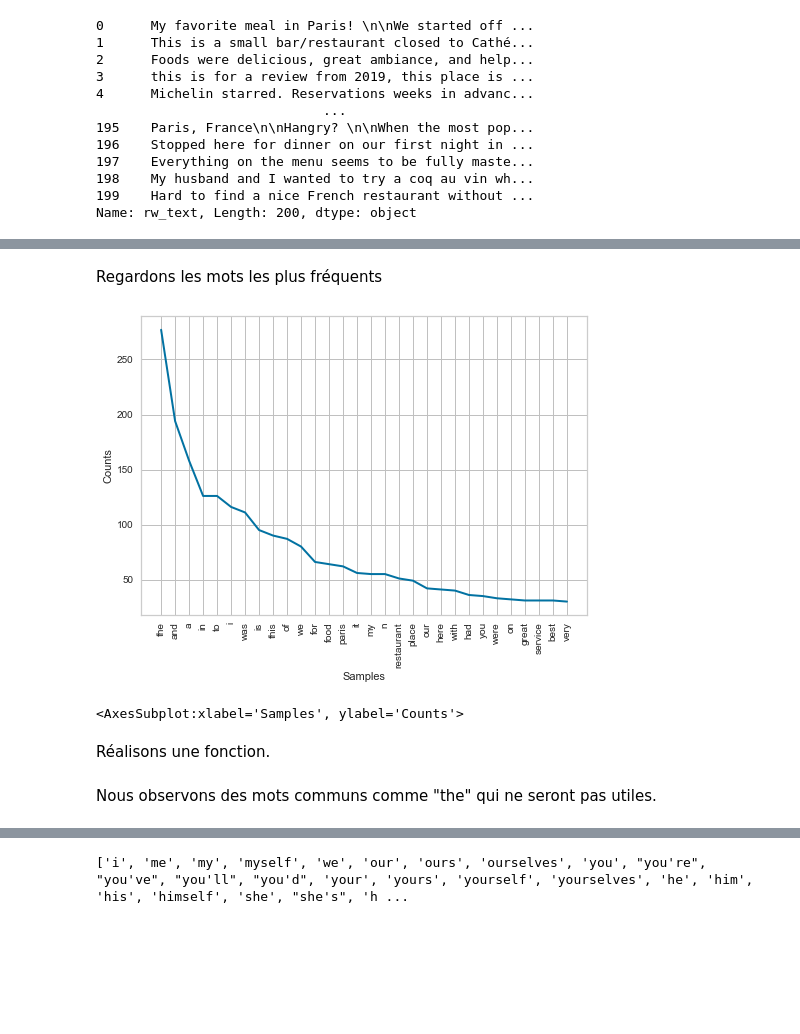
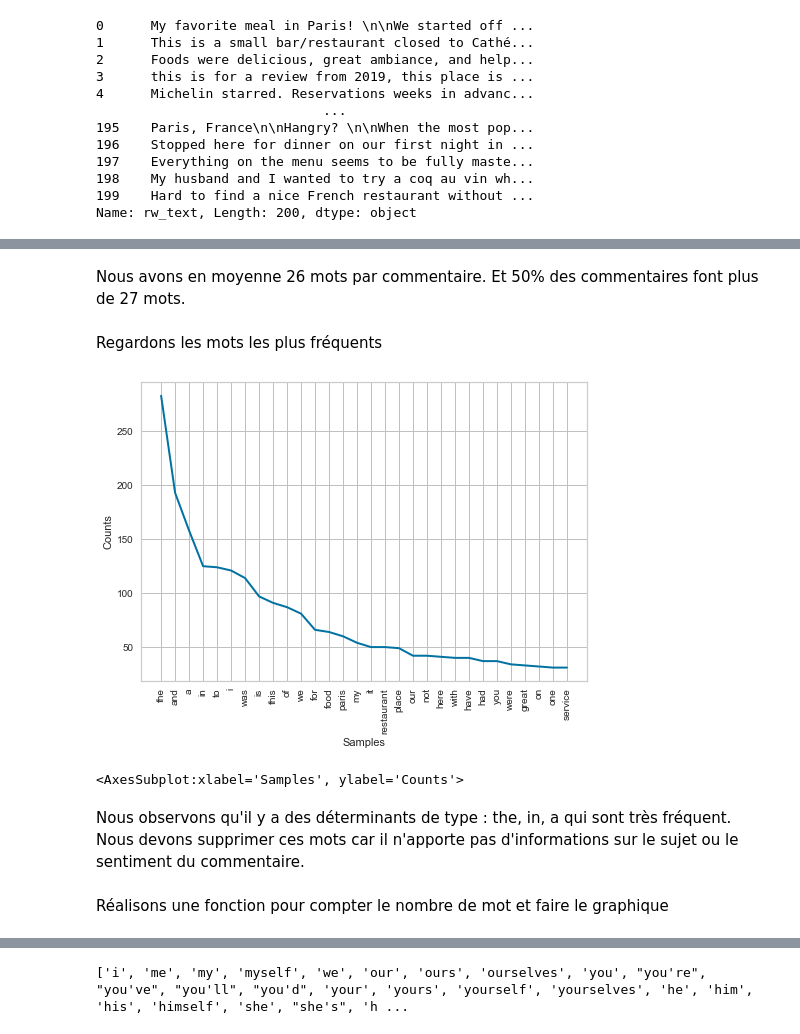
Before and after one commit to AurelieAAN/OP_Project6, a Jupyter notebook: P6_02_notebook.ipynb, the cells around one changed output, grey strips where cells are left out. Cells and saved outputs as stored; diff of their text form; code cells hidden in the pictures; blank space fills up the shorter version.

```diff
--- a/P6_02_notebook.ipynb
+++ b/P6_02_notebook.ipynb
@@ -266,11 +347,17 @@ Name: rw_text, Length: 200, dtype: object
 # %%
 reviews["rw_text"] = reviews["rw_text"].fillna("")
-reviews["rw_rating"] = reviews["rw_rating"].fillna(np.mean)
+# %%
+reviews["rw_rating"] = reviews["rw_rating"].fillna(0)
 # %%
 reviews["rw_text"] = reviews["rw_text"].str.lower()
 for index, element in reviews.iterrows():
-    tokenizer = nltk.RegexpTokenizer(r'\w+')
-    print(element["rw_text"])
-    tokens = tokenizer.tokenize(element["rw_text"])
+    #tokenizer = nltk.RegexpTokenizer(r'\w+')
+    element["rw_text"] = convert_emojis(element["rw_text"])
+    element["rw_text"] = convert_emoticons(element["rw_text"])
+    element["rw_text"] = text_cleaning(element["rw_text"],0 , 1, 0)
+    element["rw_text"] = contractions.fix(element["rw_text"])
+    #tokens = tokenizer.tokenize(element["rw_text"])
+    tokens = element["rw_text"].split()
+    reviews.loc[index, "rw_text"] = element["rw_text"]
     reviews.loc[index, "nb_words"] = len(tokens)
     reviews.loc[index, "words"] = str(tokens)
@@ -314,2 +395,6 @@ pk.graph_intv_bar(graph, 'rw_id', 'nb_words', "rw_id", "nb words", 'redor', "Nom
+# %% [markdown]
+Nous avons en moyenne 26 mots par commentaire. Et 50% des commentaires font plus de 27 mots.
 # %% [markdown]
 Regardons les mots les plus fréquents
+# %%
+words = nltk.tokenize.word_tokenize(" ".join(reviews['rw_text']))
@@ -316,11 +403,13 @@ Regardons les mots les plus fréquents
 # %%
-word_mostfreq = str(list(reviews["rw_text"]))
-fdist = nltk.FreqDist(tokenizer.tokenize(word_mostfreq))
+fdist = nltk.FreqDist(words)
 fdist.plot(30)
 # %% [output]
-[figure, old version]
+[figure, new version]
 <AxesSubplot:xlabel='Samples', ylabel='Counts'>
-# %% [markdown]
-Réalisons une fonction.
+# %% [markdown]
+Nous observons qu'il y a des déterminants de type : the, in, a qui sont très fréquent.
+Nous devons supprimer ces mots car il n'apporte pas d'informations sur le sujet ou le sentiment du commentaire.
+# %% [markdown]
+Réalisons une fonction pour compter le nombre de mot et faire le graphique
 # %%
 def nb_most_frequent_plt(df_var):
@@ -329,6 +418,4 @@ def nb_most_frequent_plt(df_var):
     fdist.plot(30)
-# %% [markdown]
-Nous observons des mots communs comme "the" qui ne seront pas utiles.
 # %%
 gc.collect()
 # %% [output]
```
Also changed, not shown: parts of 224 cells of this notebook.
